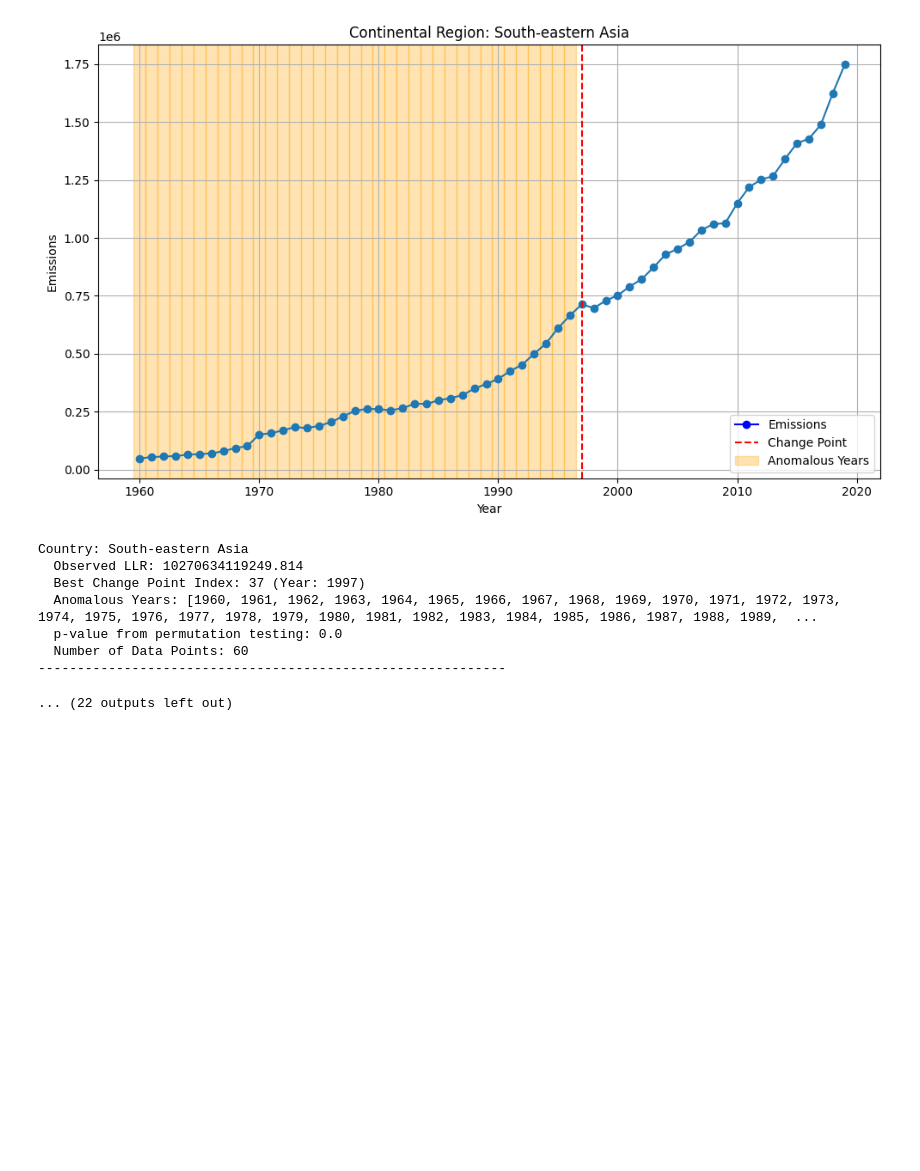
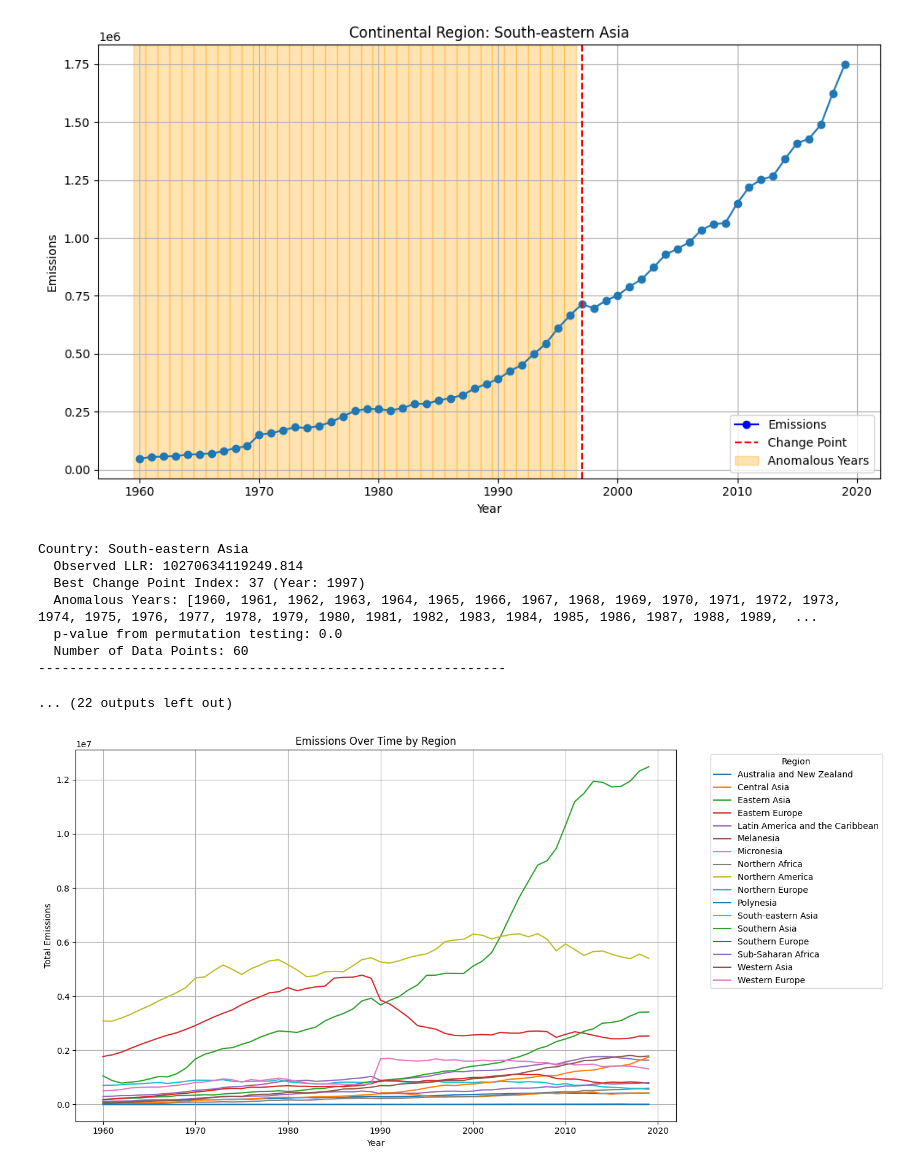
Before and after one commit to olivia-bigelow/Cs4140Project, a Jupyter notebook: code/graphsChangePointCO2.ipynb, the cells around one changed output. Saved outputs shown, nothing was run; the diff lists cells and outputs as text; code cells hidden in the pictures; blank space fills up the shorter version.

Commit message:
code for a graph that shows each Region's emission over time

```diff
--- a/code/graphsChangePointCO2.ipynb
+++ b/code/graphsChangePointCO2.ipynb
@@ -257,3 +257,31 @@ Country: South-eastern Asia
   Number of Data Points: 60
 ------------------------------------------------------------
 ... (22 outputs left out)
+# %%
+import matplotlib.pyplot as plt
+
+def plot_emissions_by_region(df):
+    # Group by sub-region and year, then compute total emissions
+    region_yearly_emissions = df.groupby(['sub-region', 'year'])['value'].sum().reset_index()
+
+    # Get list of unique sub-regions
+    regions = region_yearly_emissions['sub-region'].unique()
+
+    plt.figure(figsize=(14, 7))
+
+    # Plot each region's emissions over time
+    for region in regions:
+        region_data = region_yearly_emissions[region_yearly_emissions['sub-region'] == region]
+        plt.plot(region_data['year'], region_data['value'], label=region)
+
+    plt.title("Emissions Over Time by Region")
+    plt.xlabel("Year")
+    plt.ylabel("Total Emissions")
+    plt.legend(title='Region', bbox_to_anchor=(1.05, 1), loc='upper left')
+    plt.grid(True)
+    plt.tight_layout()
+    plt.show()
+
+plot_emissions_by_region(df)
+# %% [output]
+[figure, added]
```
